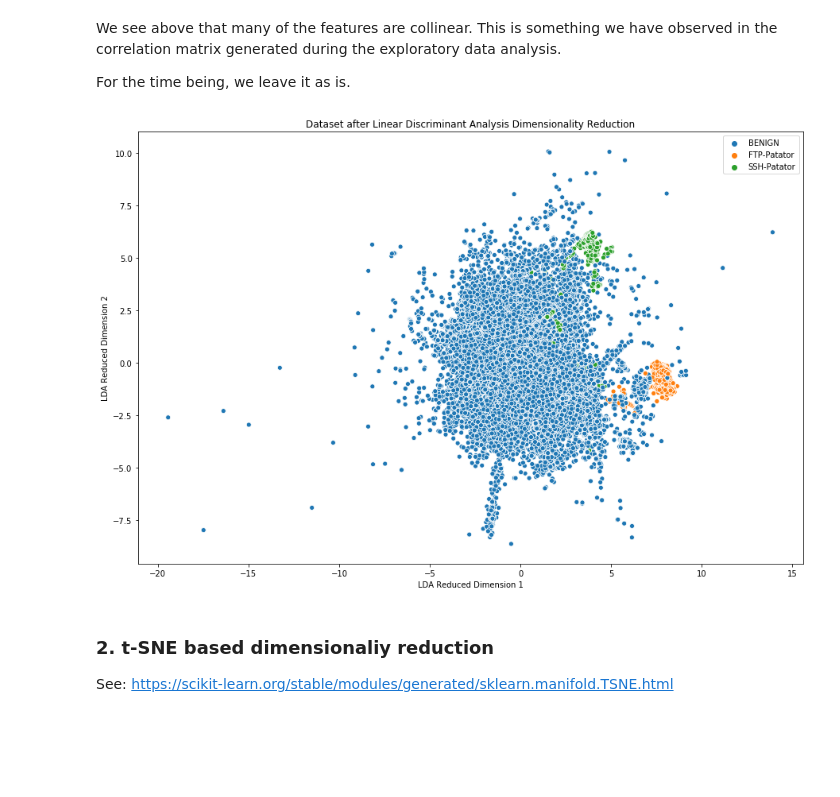
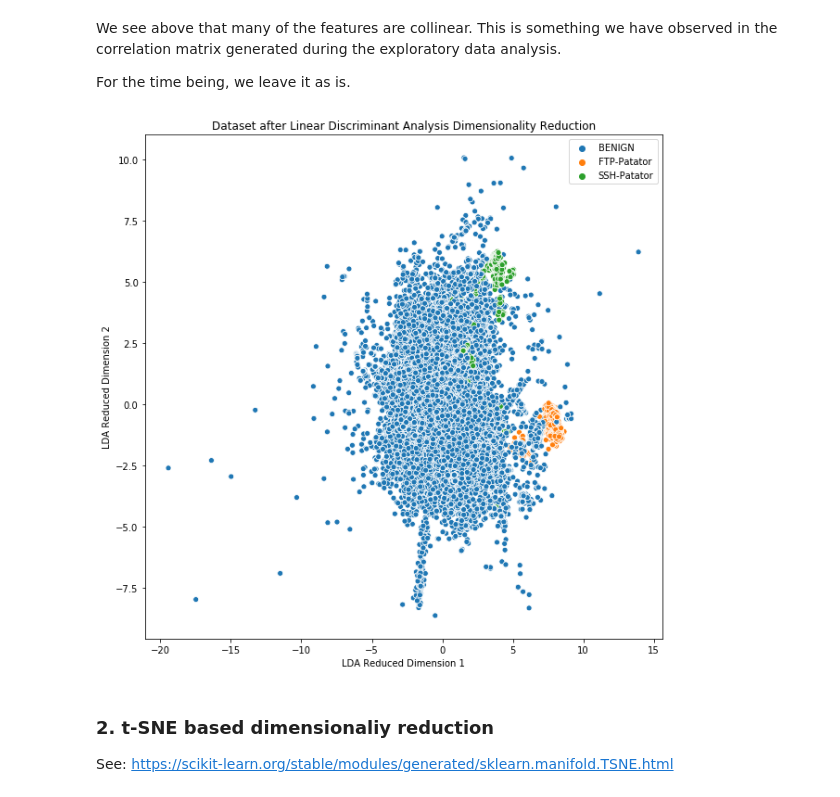
Before and after one commit to emirka/insight, a Jupyter notebook: notebooks/3_Dimensionality Reduction.ipynb, the cells around one changed output. Saved outputs shown, nothing was run; the diff lists cells and outputs as text; code cells hidden in the pictures; blank space fills up the shorter version.

```diff
--- a/notebooks/3_Dimensionality Reduction.ipynb
+++ b/notebooks/3_Dimensionality Reduction.ipynb
@@ -31,7 +28,7 @@ The autoreload extension is already loaded. To reload it, use:
 # %%
 day_of_week='Tuesday'
 
-data_file= loader(day_of_week='Tuesday',data_type='processed',subtype='Normalized')
+data_file= loader(day_of_week=day_of_week,data_type='processed',subtype='Normalized')
 
 df=pd.read_pickle(data_file)
 # %% [markdown]
@@ -43,7 +40,7 @@ Since Linear Discriminant Analysis (LDA) is a supervised form of dimensionality
 
 For t-SNE, the unlabeled data will be sufficient.
 # %%
-X,y=prepare_data(data=df,class_column='Label',job='classification',classes='multi')
+X,y=prepare_data(data=df,class_column='Label',classes='multi')
 # %% [markdown]
 ### 1. LDA based dimensionality reduction
 
@@ -56,14 +53,14 @@ We see above that many of the features are collinear. This is something we have
 
 For the time being, we leave it as is.
 # %%
-fig=plt.figure(figsize=(15,10))
+fig=plt.figure(figsize=(10,10))
 sns.scatterplot(x_red_lda[:,0],x_red_lda[:,1],hue=y)
 plt.xlabel('LDA Reduced Dimension 1')
 plt.ylabel('LDA Reduced Dimension 2')
 plt.title('Dataset after Linear Discriminant Analysis Dimensionality Reduction')
 plt.show()
 # %% [output]
-[figure, old version]
+[figure, new version]
 # %% [markdown]
 ### 2. t-SNE based dimensionaliy reduction
 
```
Also changed, not shown: parts of 4 cells of this notebook, 16 other files.
